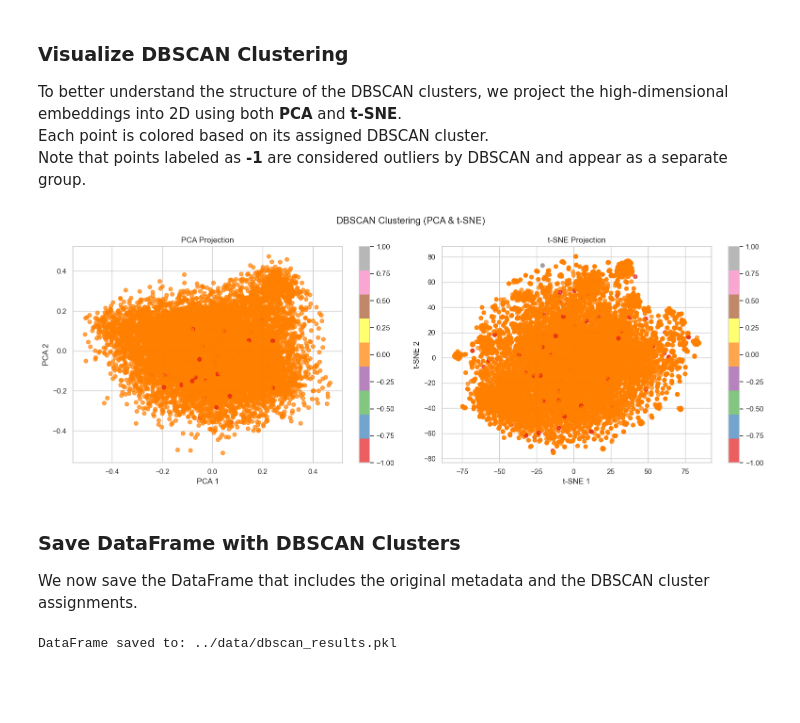
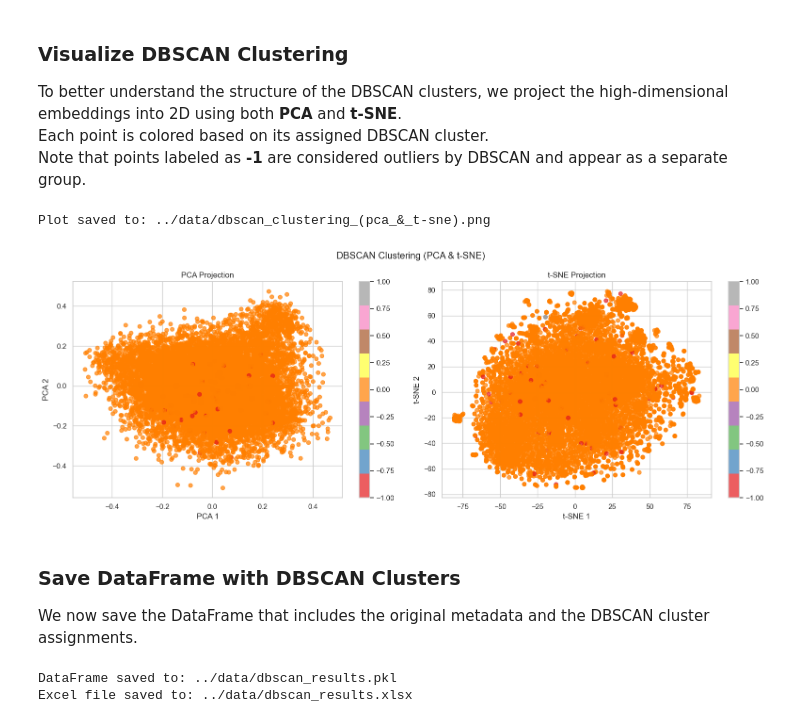
Before and after one commit to samerbuj/videogame-recommender, a Jupyter notebook: scripts/Kmeans_DBScan.ipynb, the cells around one changed output. Cells and saved outputs as stored; diff of their text form; code cells hidden in the pictures; blank space fills up the shorter version.

```diff
--- a/scripts/Kmeans_DBScan.ipynb
+++ b/scripts/Kmeans_DBScan.ipynb
@@ -190,9 +202,9 @@ def run_kmeans_clustering(X, n_clusters=20, random_state=42):
 kmeans_labels = run_kmeans_clustering(emb_norm, n_clusters=k_optimal)
 
 # Assign to dataframe
-df["cluster_kmeans"] = kmeans_labels
+df_kmeans["cluster_kmeans"] = kmeans_labels
 
 # Check basic cluster stats
-print("Number of clusters found:", df["cluster_kmeans"].nunique())
-print(df["cluster_kmeans"].value_counts().sort_index())
+print("Number of clusters found:", df_kmeans["cluster_kmeans"].nunique())
+print(df_kmeans["cluster_kmeans"].value_counts().sort_index())
 # %% [output]
@@ -296,6 +337,8 @@ DataFrame saved to: ../data/kmeans_results.pkl
 We apply the DBSCAN clustering algorithm on the normalized embeddings.
 DBSCAN is a density-based clustering method that can automatically detect outliers (labelled as -1) and doesn’t require predefining the number of clusters.
 We set the parameters eps and min_samples based on empirical testing.
+# %%
+df_dbscan = df.copy()
 # %%
 @track_memory_and_time
 def search_best_dbscan_params(X, min_samples_list, metric="silhouette"):
@@ -396,29 +439,3 @@ Time: 135.02 seconds | Peak memory: 2558.81 MB
 | 98 | 99 | 1.1815 | 1 | 0 | NaN | NaN |
 | 99 | 100 | 1.1817 | 1 | 0 | NaN | NaN |
 100 rows × 6 columns
-# %%
-# Set candidate min_samples value
-min_samples_candidate = 20
-
-# Fit Nearest Neighbors model
-neighbors = NearestNeighbors(n_neighbors=min_samples_candidate)
-neighbors_fit = neighbors.fit(emb_norm)
-distances, indices = neighbors_fit.kneighbors(emb_norm)
-
-# Use the k-th nearest neighbor distance (i.e., last column)
-k_distances = np.sort(distances[:, -1])  # shape (n_samples,)
-
-# Plot the sorted distances
-plt.figure(figsize=(8, 5))
-plt.plot(k_distances)
-plt.title(f"k-Distance Graph (k = {min_samples_candidate})")
-plt.xlabel("Sample Index (sorted by distance)")
-plt.ylabel(f"Distance to {min_samples_candidate}th nearest neighbor")
-plt.grid(True)
-plt.show()
-
-# Find the elbow using KneeLocator
-kneedle = KneeLocator(range(len(k_distances)), k_distances, curve="convex", direction="increasing")
-eps_optimal = k_distances[kneedle.knee] if kneedle.knee else None
-
-print(f"Suggested eps from k-distance elbow: {eps_optimal:.4f}" if eps_optimal else "Elbow not detected. Try adjusting min_samples.")
@@ -436,10 +450,10 @@ def run_dbscan_clustering(X, eps=0.5, min_samples=5):
 dbscan_labels = run_dbscan_clustering(emb_norm, eps=eps_optimal, min_samples=int(min_samples_optimal))
 
 # Assign to dataframe
-df["cluster_dbscan"] = dbscan_labels
+df_dbscan["cluster_dbscan"] = dbscan_labels
 
 # Check basic cluster stats
 print("Number of clusters found (excluding noise):", len(set(dbscan_labels)) - (1 if -1 in dbscan_labels else 0))
 print("Number of noise points (label -1):", (dbscan_labels == -1).sum())
-print(df["cluster_dbscan"].value_counts().sort_index())
+print(df_dbscan["cluster_dbscan"].value_counts().sort_index())
 # %% [output]
@@ -505,16 +519,26 @@ To better understand the structure of the DBSCAN clusters, we project the high-d
 Each point is colored based on its assigned DBSCAN cluster.
 Note that points labeled as **-1** are considered outliers by DBSCAN and appear as a separate group.
 # %%
-plot_clusters(emb_norm, df["cluster_dbscan"], title="DBSCAN Clustering (PCA & t-SNE)")
+plot_clusters(emb_norm, df_dbscan["cluster_dbscan"], title="DBSCAN Clustering (PCA & t-SNE)")
 # %% [output]
+Plot saved to: ../data/dbscan_clustering_(pca_&_t-sne).png
-[figure, old version]
+[figure, new version]
 # %% [markdown]
 ### Save DataFrame with DBSCAN Clusters
 
 We now save the DataFrame that includes the original metadata and the DBSCAN cluster assignments.
 # %%
 output_path = "../data/dbscan_results.pkl"
-df.to_pickle(output_path)
+df_dbscan.to_pickle(output_path)
 print(f"DataFrame saved to: {output_path}")
+
+excel_output_path = "../data/dbscan_results.xlsx"
+with pd.ExcelWriter(excel_output_path, engine="xlsxwriter") as writer:
+    df_dbscan.to_excel(writer, sheet_name="All_Clusters", index=False)
+    for cluster_id, group in df_dbscan.groupby("cluster_dbscan"):
+        sheet_name = f"Cluster_{cluster_id}"
+        group.to_excel(writer, sheet_name=sheet_name, index=False)
+print(f"Excel file saved to: {excel_output_path}")
 # %% [output]
 DataFrame saved to: ../data/dbscan_results.pkl
+Excel file saved to: ../data/dbscan_results.xlsx
```
Also changed, not shown: parts of 14 cells of this notebook.
